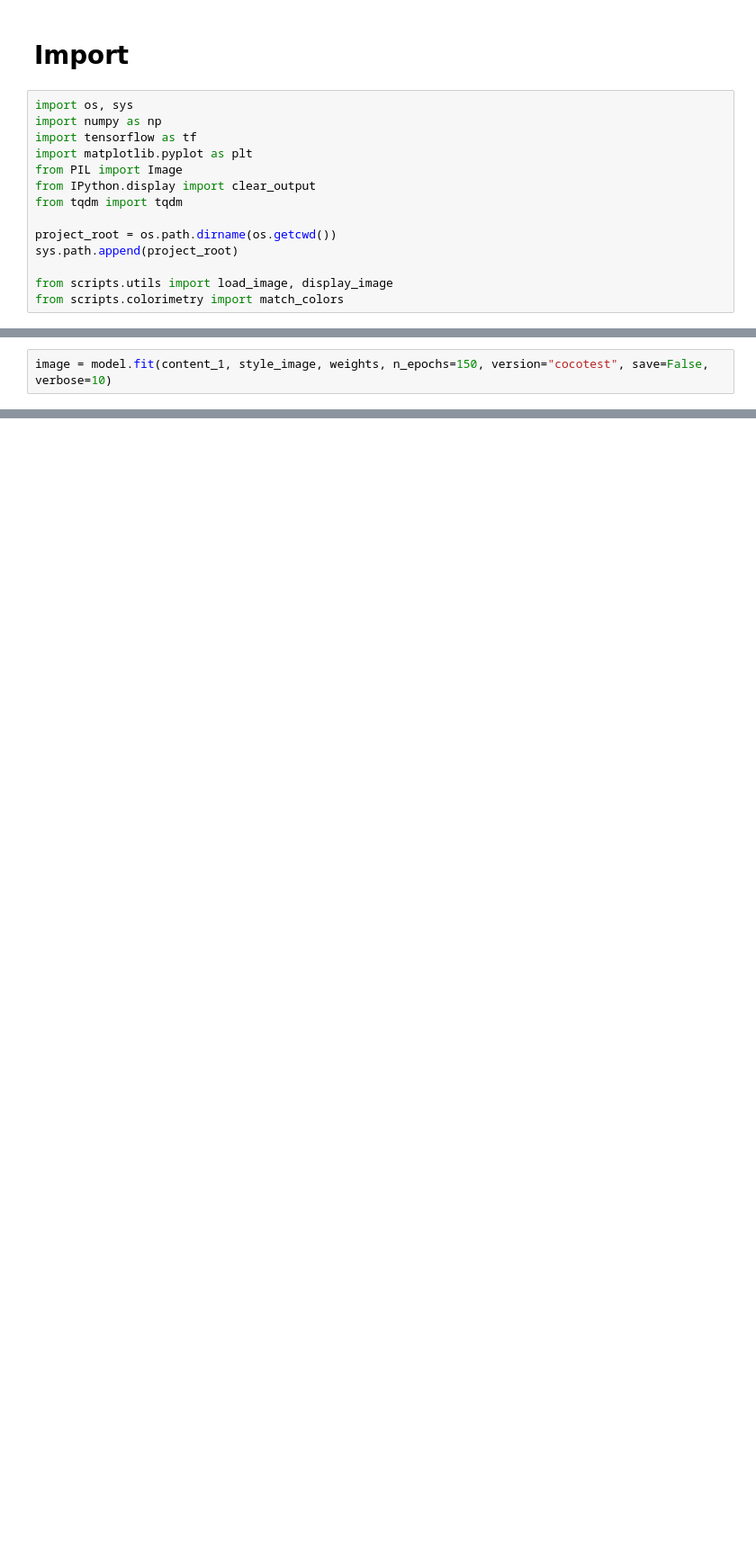
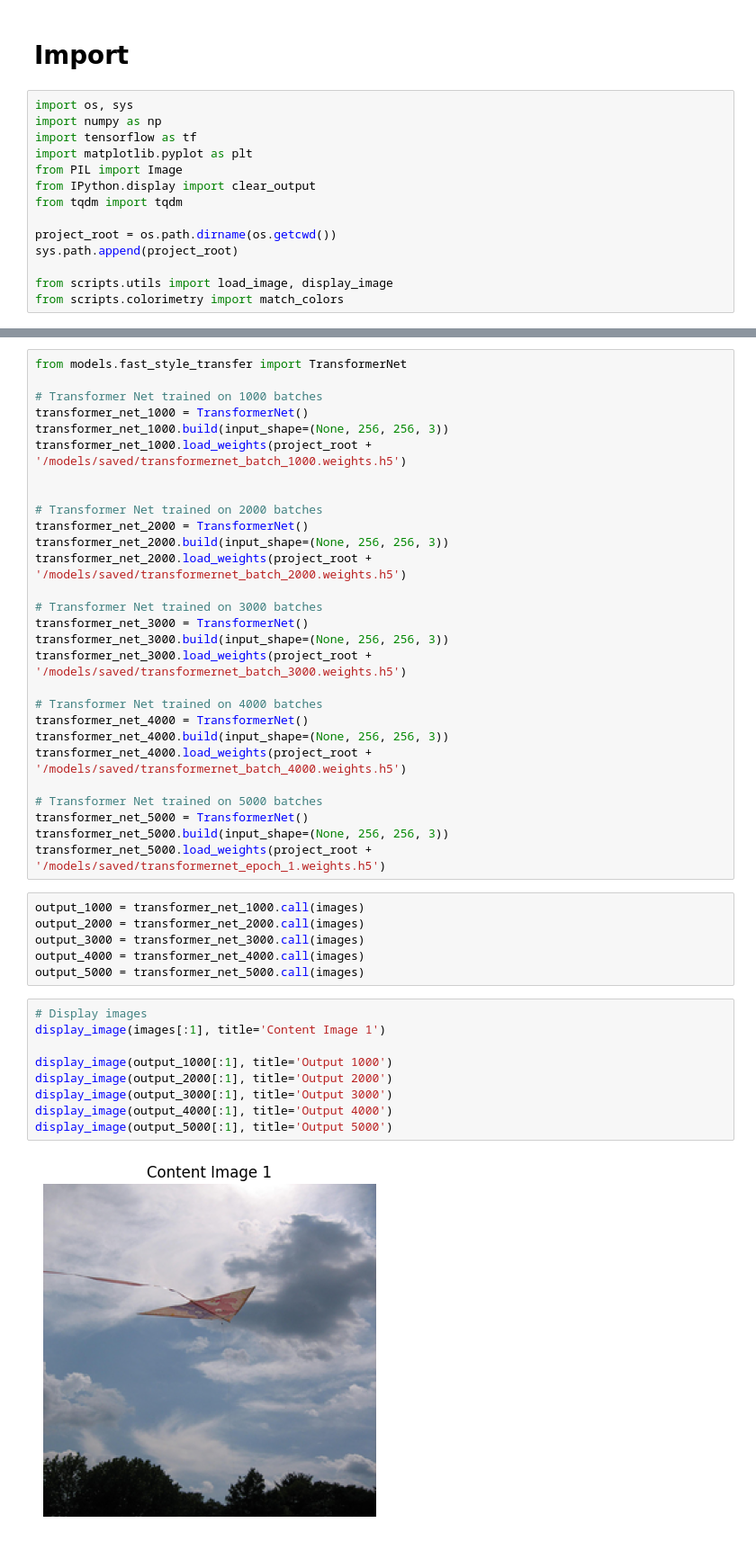
Before and after one commit to thpnt/vision-style-transfer, a Jupyter notebook: notebooks/test.ipynb, the cells around one changed output, grey strips where cells are left out. Shown at 90% size. Saved outputs shown, nothing was run; the diff lists cells and outputs as text; blank space fills up the shorter version.

```diff
--- a/notebooks/test.ipynb
+++ b/notebooks/test.ipynb
@@ -35,2 +29,0 @@ content_2 = load_image(data_path + 'coco2017/raw_images/003829.jpg', target_size
-# %%
-image = model.fit(content_1, style_image, weights, n_epochs=150, version="cocotest", save=False, verbose=10)
@@ -48,0 +269,45 @@ dataset
+# %%
+from models.fast_style_transfer import TransformerNet
+
+# Transformer Net trained on 1000 batches
+transformer_net_1000 = TransformerNet()
+transformer_net_1000.build(input_shape=(None, 256, 256, 3))
+transformer_net_1000.load_weights(project_root + '/models/saved/transformernet_batch_1000.weights.h5')
+
+
+# Transformer Net trained on 2000 batches
+transformer_net_2000 = TransformerNet()
+transformer_net_2000.build(input_shape=(None, 256, 256, 3))
+transformer_net_2000.load_weights(project_root + '/models/saved/transformernet_batch_2000.weights.h5')
+
+# Transformer Net trained on 3000 batches
+transformer_net_3000 = TransformerNet()
+transformer_net_3000.build(input_shape=(None, 256, 256, 3))
+transformer_net_3000.load_weights(project_root + '/models/saved/transformernet_batch_3000.weights.h5')
+
+# Transformer Net trained on 4000 batches
+transformer_net_4000 = TransformerNet()
+transformer_net_4000.build(input_shape=(None, 256, 256, 3))
+transformer_net_4000.load_weights(project_root + '/models/saved/transformernet_batch_4000.weights.h5')
+
+# Transformer Net trained on 5000 batches
+transformer_net_5000 = TransformerNet()
+transformer_net_5000.build(input_shape=(None, 256, 256, 3))
+transformer_net_5000.load_weights(project_root + '/models/saved/transformernet_epoch_1.weights.h5')
+# %%
+output_1000 = transformer_net_1000.call(images)
+output_2000 = transformer_net_2000.call(images)
+output_3000 = transformer_net_3000.call(images)
+output_4000 = transformer_net_4000.call(images)
+output_5000 = transformer_net_5000.call(images)
+# %%
+# Display images
+display_image(images[:1], title='Content Image 1')
+
+display_image(output_1000[:1], title='Output 1000')
+display_image(output_2000[:1], title='Output 2000')
+display_image(output_3000[:1], title='Output 3000')
+display_image(output_4000[:1], title='Output 4000')
+display_image(output_5000[:1], title='Output 5000')
+# %% [output]
+[figure, added]
```
Also changed, not shown: parts of 43 cells of this notebook, 12 other files.
